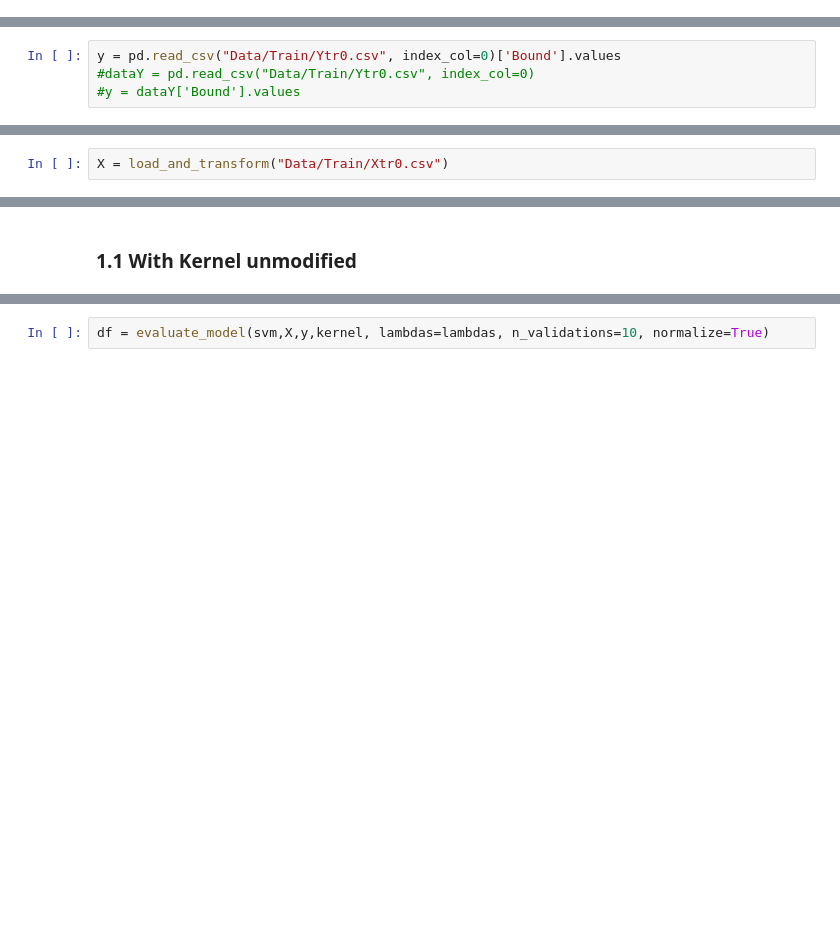
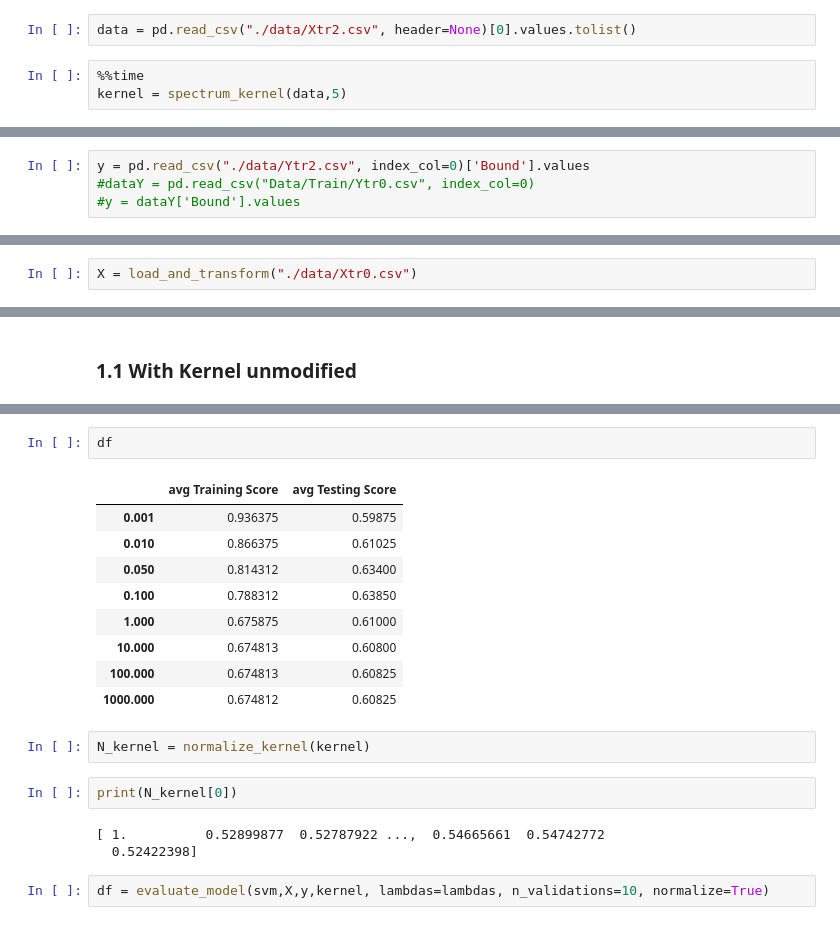
Before and after one commit to karl-hajjar/kernel-methods, a Jupyter notebook: Comparing Models.ipynb, the cells around one changed output, grey strips where cells are left out. Drawn from its saved outputs; the diff is of its cells as text; blank space fills up the shorter version.

```diff
--- a/Comparing Models.ipynb
+++ b/Comparing Models.ipynb
@@ -17,2 +43,7 @@ if not sys.warnoptions:
 # %%
 kernel = pd.read_csv('Kernel_MisMatch_5_1.csv', index_col=0).values
+# %%
+data = pd.read_csv("./data/Xtr2.csv", header=None)[0].values.tolist()
+# %%
+%%time
+kernel = spectrum_kernel(data,5)
@@ -19,4 +53,4 @@ kernel = pd.read_csv('Kernel_MisMatch_5_1.csv', index_col=0).values
 # %%
-y = pd.read_csv("Data/Train/Ytr0.csv", index_col=0)['Bound'].values
+y = pd.read_csv("./data/Ytr2.csv", index_col=0)['Bound'].values
 #dataY = pd.read_csv("Data/Train/Ytr0.csv", index_col=0)
 #y = dataY['Bound'].values
@@ -23,5 +61,5 @@ y = pd.read_csv("Data/Train/Ytr0.csv", index_col=0)['Bound'].values
 # %%
-X = load_and_transform("Data/Train/Xtr0.csv")
+X = load_and_transform("./data/Xtr0.csv")
 # %%
 lambdas = [0.001,0.01,0.05,0.1,1,10,100,1000]
 # %% [markdown]
@@ -41,3 +114,22 @@ Maximal Testing Accuracy Score obtained with Lambda = 0.05
+# %%
+df
+# %% [output]
+|  | avg Training Score | avg Testing Score |
+| 0.001 | 0.936375 | 0.59875 |
+| 0.010 | 0.866375 | 0.61025 |
+| 0.050 | 0.814312 | 0.63400 |
+| 0.100 | 0.788312 | 0.63850 |
+| 1.000 | 0.675875 | 0.61000 |
+| 10.000 | 0.674813 | 0.60800 |
+| 100.000 | 0.674813 | 0.60825 |
+| 1000.000 | 0.674812 | 0.60825 |
+# %%
+N_kernel = normalize_kernel(kernel)
+# %%
+print(N_kernel[0])
+# %% [output]
+[ 1.          0.52899877  0.52787922 ...,  0.54665661  0.54742772
+  0.52422398]
 # %%
 df = evaluate_model(svm,X,y,kernel, lambdas=lambdas, n_validations=10, normalize=True)
 # %% [output]
```
Also changed, not shown: parts of 5 cells of this notebook, 20 other files.
